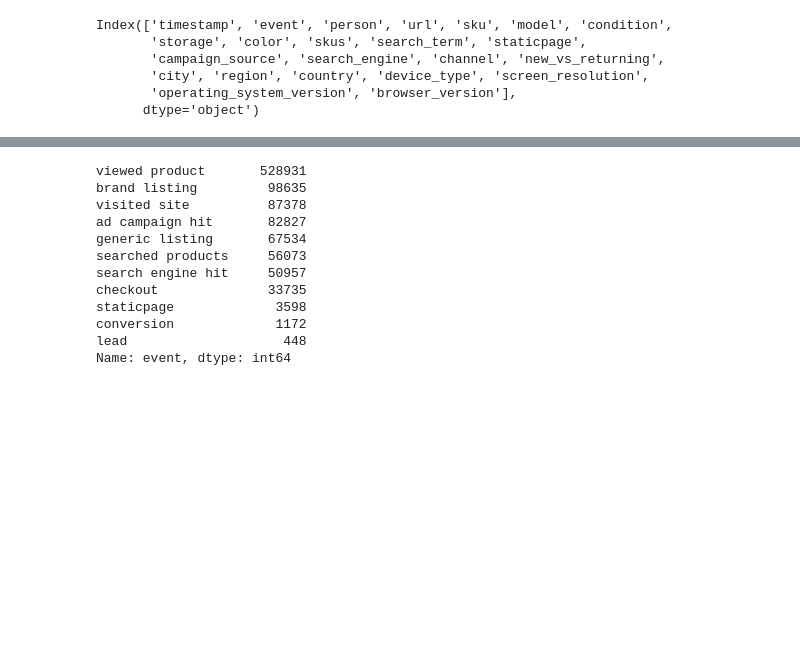
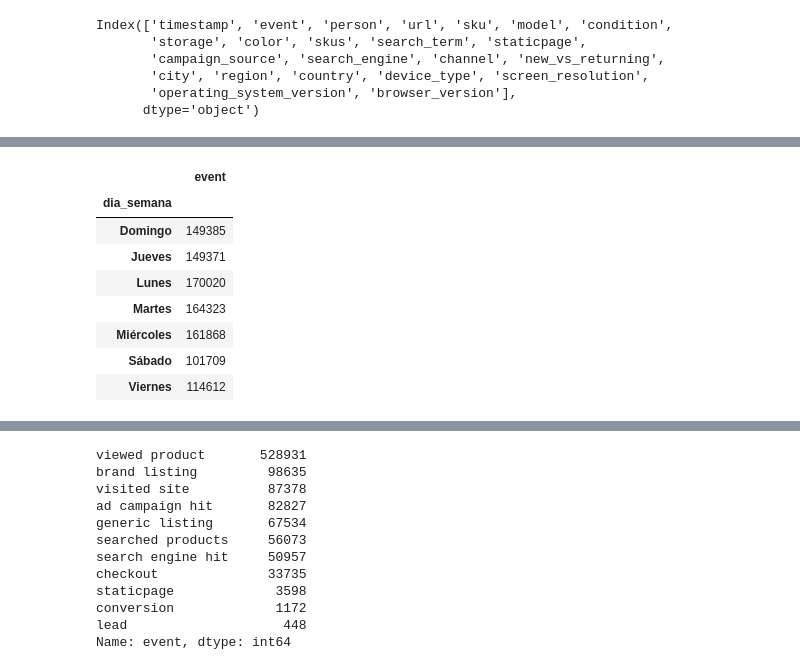
Before and after one commit to rozanecm/7506_OrganizacionDeDatos_TP1, a Jupyter notebook: algunos_graficos.ipynb, the cells around one changed output, grey strips where cells are left out. Cells and saved outputs as stored; diff of their text form; code cells hidden in the pictures; blank space fills up the shorter version.

```diff
--- a/algunos_graficos.ipynb
+++ b/algunos_graficos.ipynb
@@ -19,0 +68,13 @@ Index(['timestamp', 'event', 'person', 'url', 'sku', 'model', 'condition',
+# %%
+dfEventosAgrupado = event_day.groupby("dia_semana").count()
+dfEventosAgrupado
+# %% [output]
+|  | event |
+| dia_semana |  |
+| Domingo | 149385 |
+| Jueves | 149371 |
+| Lunes | 170020 |
+| Martes | 164323 |
+| Miércoles | 161868 |
+| Sábado | 101709 |
+| Viernes | 114612 |
```
Also changed, not shown: parts of 7 cells of this notebook.
